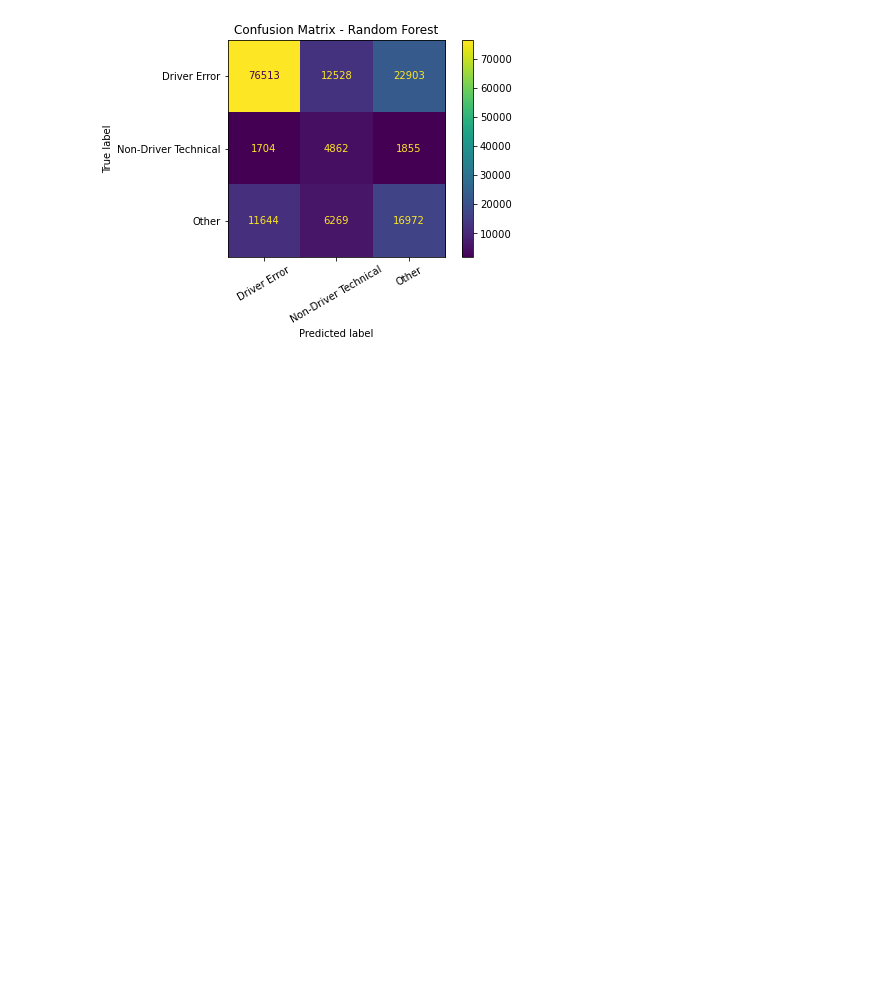
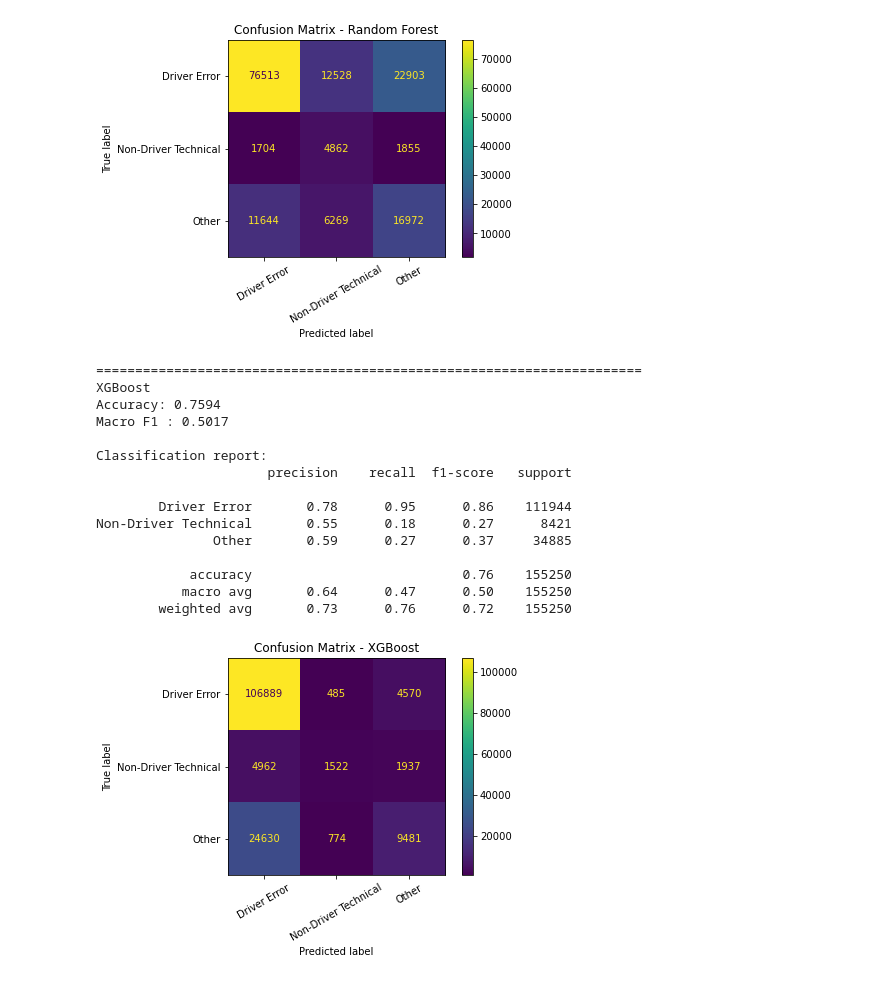
Before and after one commit to hellenmureithi/Phase_4_project, a Jupyter notebook: Notebooks/dan.ipynb, the cells around one changed output. Saved outputs shown, nothing was run; the diff lists cells and outputs as text; code cells hidden in the pictures; blank space fills up the shorter version.

Commit message:
add xgboost

```diff
--- a/Notebooks/dan.ipynb
+++ b/Notebooks/dan.ipynb
@@ -347,3 +347,43 @@ Non-Driver Technical       0.21      0.58      0.30      8421
            macro avg       0.49      0.58      0.50    155250
         weighted avg       0.72      0.63      0.66    155250
 [figure]
+# %%
+from xgboost import XGBClassifier
+
+
+# Fix for XGBoost error: ensure categorical columns are properly encoded and no object dtypes remain
+# Also, suppress warning for use_label_encoder (deprecated in recent xgboost versions)
+
+
+xgb_pipe = Pipeline(steps=[
+    ("preprocess", preprocessor),
+    ("model", XGBClassifier(
+        n_estimators=100,
+        max_depth=8,
+        learning_rate=0.1,
+        subsample=0.8,
+        colsample_bytree=0.8,
+        eval_metric='mlogloss',
+        random_state=42
+    ))
+])
+
+result_xgb = evaluate("XGBoost", xgb_pipe)
+results.append(result_xgb)
+# %% [output]
+======================================================================
+XGBoost
+Accuracy: 0.7594
+Macro F1 : 0.5017
+
+Classification report:
+                      precision    recall  f1-score   support
+
+        Driver Error       0.78      0.95      0.86    111944
+Non-Driver Technical       0.55      0.18      0.27      8421
+               Other       0.59      0.27      0.37     34885
+
+            accuracy                           0.76    155250
+           macro avg       0.64      0.47      0.50    155250
+        weighted avg       0.73      0.76      0.72    155250
+[figure, added]
```
